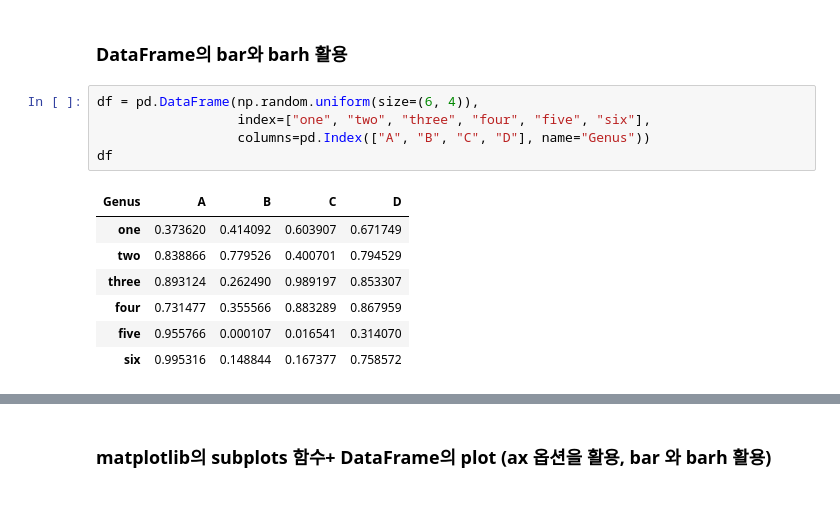
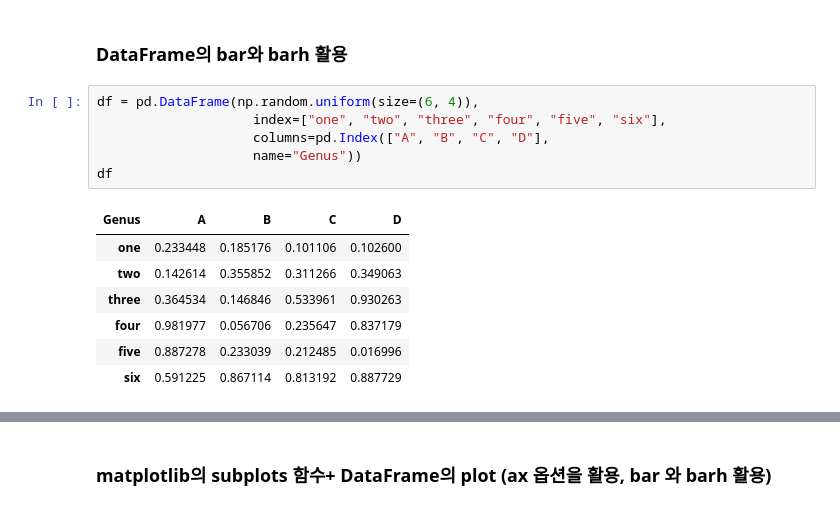
Before and after one commit to seoyun-dev/TIL, a Jupyter notebook: BDA/6_그래프와시각화.ipynb, the cells around one changed output, grey strips where cells are left out. Saved outputs shown, nothing was run; the diff lists cells and outputs as text.

```diff
--- a/BDA/6_그래프와시각화.ipynb
+++ b/BDA/6_그래프와시각화.ipynb
@@ -238,17 +262,18 @@ df.plot()    # column 별로 선을 그리고, 자동으로 범례를 생성
 ### DataFrame의 bar와 barh 활용
 # %%
 df = pd.DataFrame(np.random.uniform(size=(6, 4)),
-                  index=["one", "two", "three", "four", "five", "six"],
-                  columns=pd.Index(["A", "B", "C", "D"], name="Genus"))
+                    index=["one", "two", "three", "four", "five", "six"],
+                    columns=pd.Index(["A", "B", "C", "D"],
+                    name="Genus"))
 df
 # %% [output]
 | Genus | A | B | C | D |
-| one | 0.373620 | 0.414092 | 0.603907 | 0.671749 |
-| two | 0.838866 | 0.779526 | 0.400701 | 0.794529 |
-| three | 0.893124 | 0.262490 | 0.989197 | 0.853307 |
-| four | 0.731477 | 0.355566 | 0.883289 | 0.867959 |
-| five | 0.955766 | 0.000107 | 0.016541 | 0.314070 |
-| six | 0.995316 | 0.148844 | 0.167377 | 0.758572 |
+| one | 0.233448 | 0.185176 | 0.101106 | 0.102600 |
+| two | 0.142614 | 0.355852 | 0.311266 | 0.349063 |
+| three | 0.364534 | 0.146846 | 0.533961 | 0.930263 |
+| four | 0.981977 | 0.056706 | 0.235647 | 0.837179 |
+| five | 0.887278 | 0.233039 | 0.212485 | 0.016996 |
+| six | 0.591225 | 0.867114 | 0.813192 | 0.887729 |
 # %%
 df.plot.bar()
 # %% [output]
```
Also changed, not shown: parts of 37 cells of this notebook, 1 other file.
